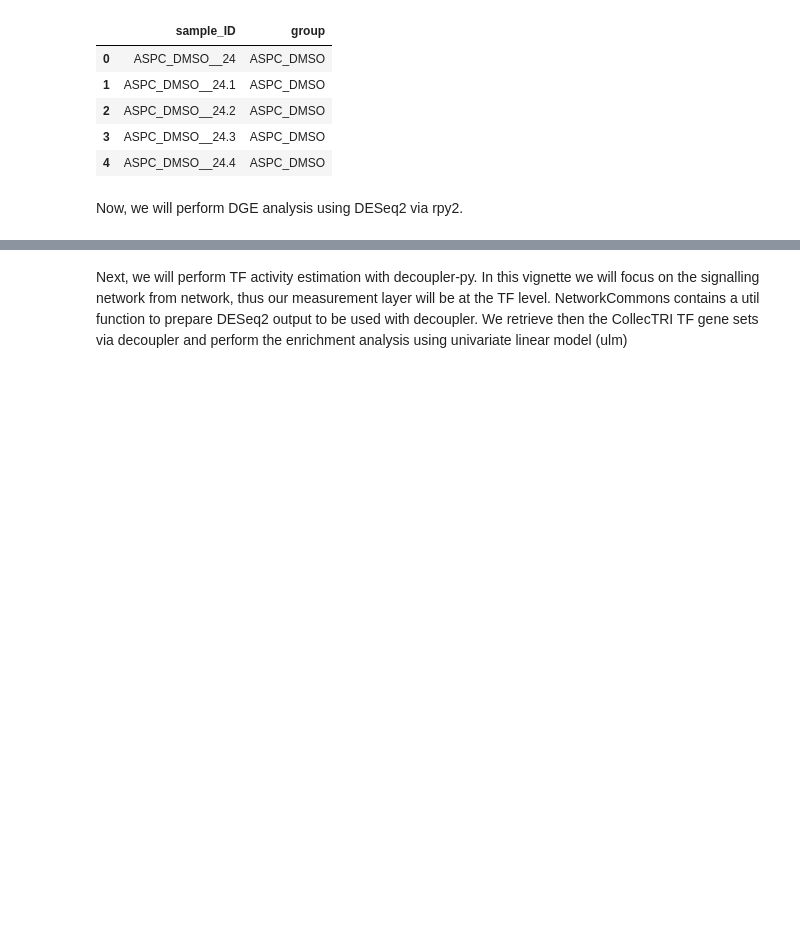
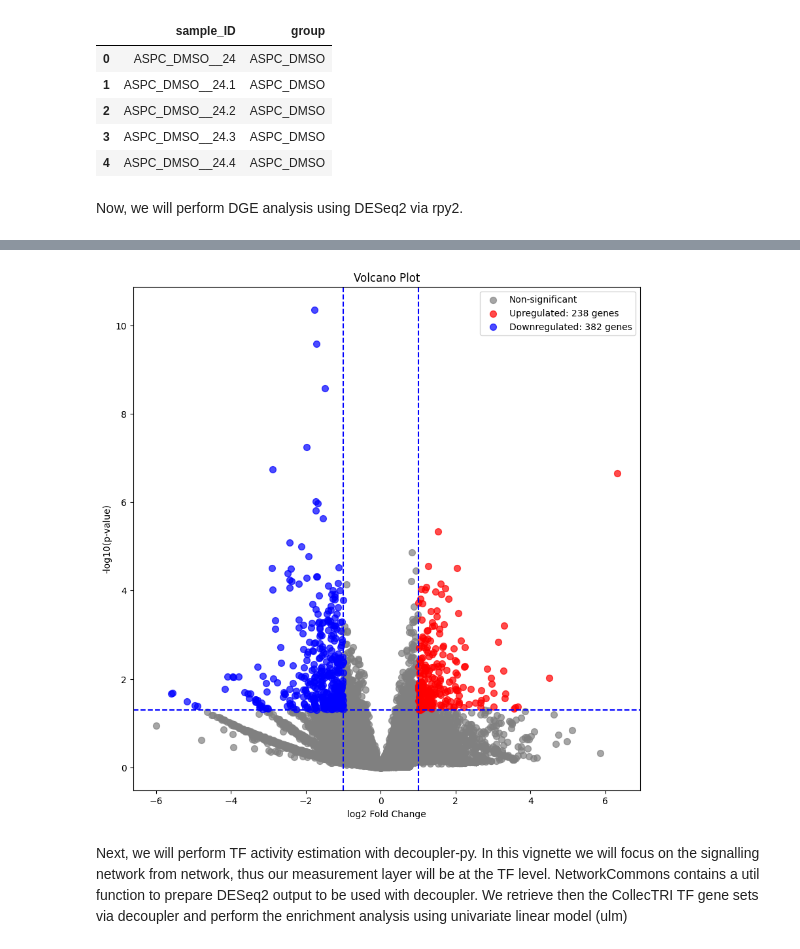
Before and after one commit to saezlab/networkcommons, a Jupyter notebook: docs/src/vignettes/1_simple_example.ipynb, the cells around one changed output, grey strips where cells are left out. Cells and saved outputs as stored; diff of their text form; code cells hidden in the pictures; blank space fills up the shorter version.

```diff
--- a/docs/src/vignettes/1_simple_example.ipynb
+++ b/docs/src/vignettes/1_simple_example.ipynb
@@ -98,3 +98,7 @@ SCO2         15.866144       -0.390995  0.564523 -0.692611  0.488554   NaN
+# %%
+nc.visual.build_volcano_plot(results)
+# %% [output]
+[figure, added]
 # %% [markdown]
 Next, we will perform TF activity estimation with decoupler-py. In this vignette we will focus on the signalling network from network, thus our measurement layer will be at the TF level. NetworkCommons contains a util function to prepare DESeq2 output to be used with decoupler.
 We retrieve then the CollecTRI TF gene sets via decoupler and perform the enrichment analysis using univariate linear model (ulm)
```
Also changed, not shown: parts of 49 cells of this notebook, 1 other file.
